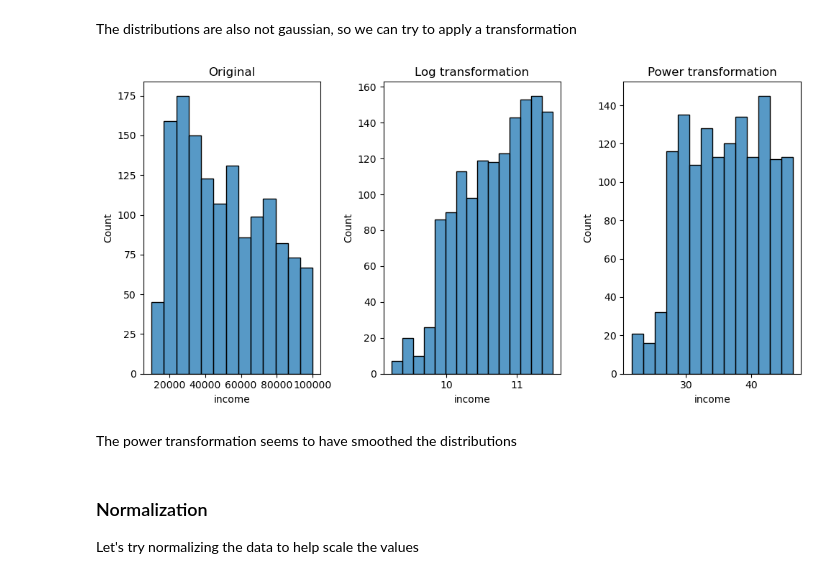
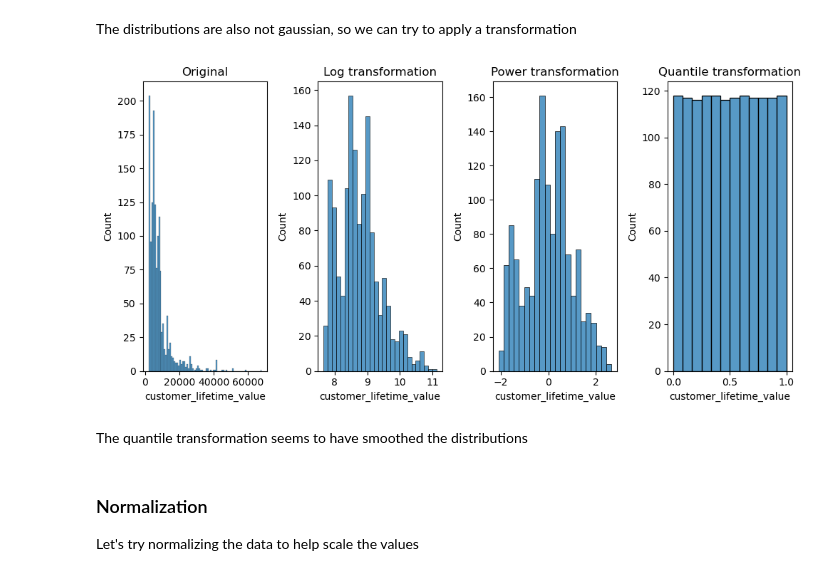
Before and after one commit to ralphmartynward/ironhack_01_lab-customer-analysis-final-round, a Jupyter notebook: solution.ipynb, the cells around one changed output. Drawn from its saved outputs; the diff is of its cells as text; code cells hidden in the pictures.

```diff
--- a/solution.ipynb
+++ b/solution.ipynb
@@ -144,23 +144,31 @@ The distributions are also not gaussian, so we can try to apply a transformation
 # %%
 # Log transformation of the numerical columns
 lognumerical2 = numerical2.apply(np.log) # Apply the log transformation to the numerical columns
-# Power transformation of the numerical columns
-powernumerical2 = numerical2.apply(lambda x: np.power(x, 1/3)) # Apply the power transformation to the numerical columns
+# Power transformation of the numerical columns (Yeo-Johnson)
+from sklearn.preprocessing import PowerTransformer
+powernumerical2 = PowerTransformer(method='yeo-johnson').fit_transform(numerical2) # Apply the power transformation to the numerical columns
+# Quantile transformation of the numerical columns (Uniform)
+from sklearn.preprocessing import QuantileTransformer
+quantilenumerical2 = QuantileTransformer(output_distribution='uniform').fit_transform(numerical2) # Apply the quantile transformation to the numerical columns
 
-# Let's check and compare the new scales of the numerical columns
-fig, ax = plt.subplots(1, 3, figsize=(10, 5))
+# Let's check and compare the new scales of the numerical columns, using "income" as an example.
+fig, ax = plt.subplots(1, 4, figsize=(10, 5))
 ax[0].set_title("Original")
-sns.histplot(data=numerical2, x="income", ax=ax[0])
+sns.histplot(data=numerical2, x=numerical2["customer_lifetime_value"], ax=ax[0])
 ax[1].set_title("Log transformation")
-sns.histplot(data=lognumerical2, x="income", ax=ax[1])
+sns.histplot(data=lognumerical2, x=lognumerical2["customer_lifetime_value"], ax=ax[1])
 ax[2].set_title("Power transformation")
-sns.histplot(data=powernumerical2, x="income", ax=ax[2])
+sns.histplot(data=powernumerical2, x=powernumerical2[:,0], ax=ax[2])
+ax[2].set_xlabel("customer_lifetime_value")
+ax[3].set_title("Quantile transformation")
+sns.histplot(data=quantilenumerical2, x=quantilenumerical2[:,0], ax=ax[3])
+ax[3].set_xlabel("customer_lifetime_value")
 plt.tight_layout()
 plt.show()
 # %% [output]
-[figure, old version]
+[figure, new version]
 # %% [markdown]
-The power transformation seems to have smoothed the distributions
+The quantile transformation seems to have smoothed the distributions
 # %% [markdown]
 ### Normalization
 Let's try normalizing the data to help scale the values
```
Also changed, not shown: parts of 1 cell of this notebook.
